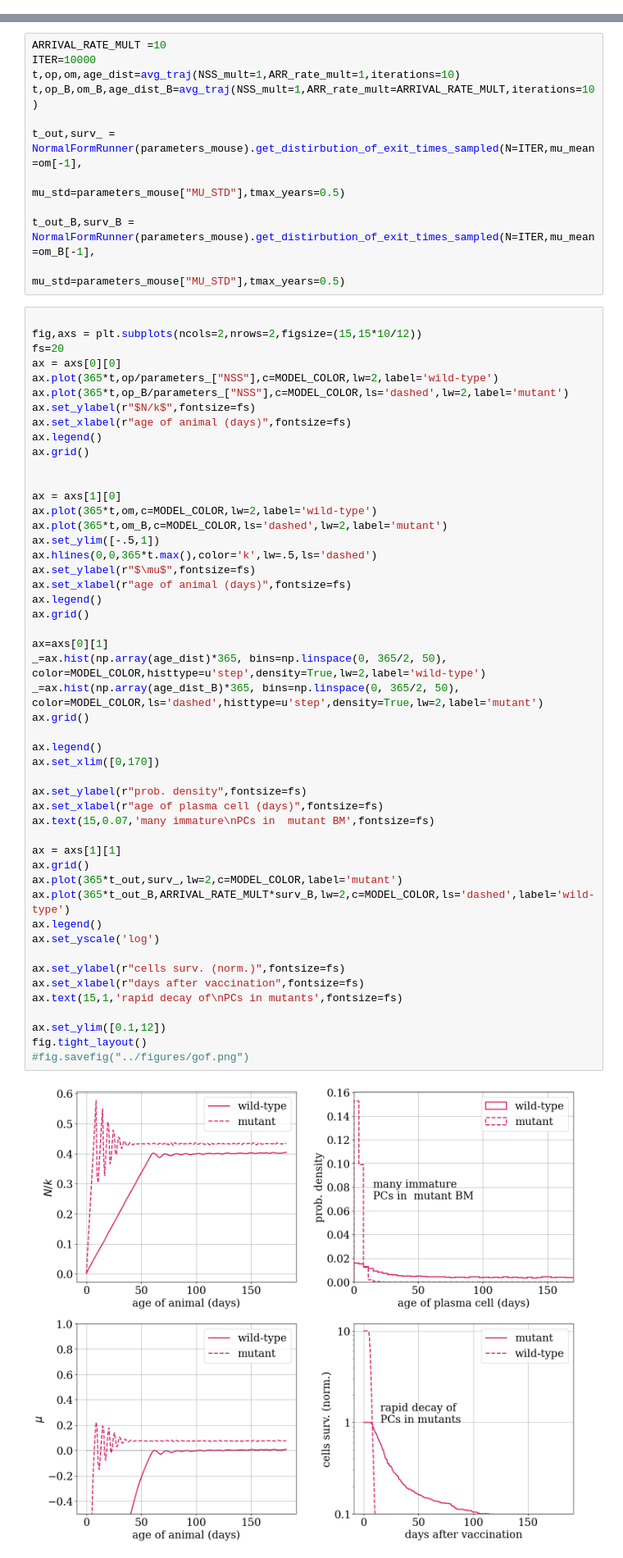
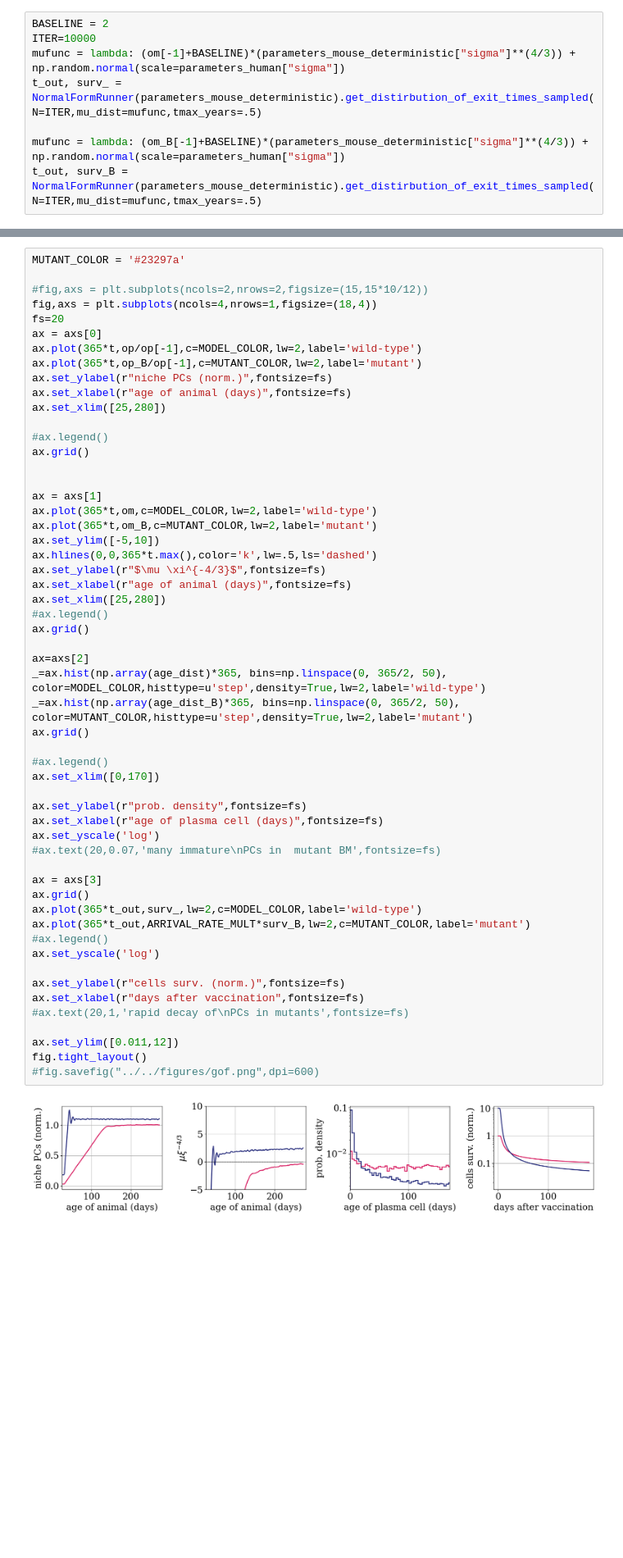
Before and after one commit to karin-lab/pc_memory, a Jupyter notebook: production/production.ipynb, the cells around one changed output, grey strips where cells are left out. Shown at 82% size. Saved outputs shown, nothing was run; the diff lists cells and outputs as text; blank space fills up the shorter version.

```diff
--- a/production/production.ipynb
+++ b/production/production.ipynb
@@ -749,0 +1100,8 @@ fig.tight_layout(pad=2.0)
+# %%
+BASELINE = 2
+ITER=10000
+mufunc = lambda: (om[-1]+BASELINE)*(parameters_mouse_deterministic["sigma"]**(4/3)) + np.random.normal(scale=parameters_human["sigma"])
+t_out, surv_ = NormalFormRunner(parameters_mouse_deterministic).get_distirbution_of_exit_times_sampled(N=ITER,mu_dist=mufunc,tmax_years=.5)
+
+mufunc = lambda: (om_B[-1]+BASELINE)*(parameters_mouse_deterministic["sigma"]**(4/3)) + np.random.normal(scale=parameters_human["sigma"])
+t_out, surv_B = NormalFormRunner(parameters_mouse_deterministic).get_distirbution_of_exit_times_sampled(N=ITER,mu_dist=mufunc,tmax_years=.5)
@@ -750,64 +1212,59 @@ fig.tight_layout(pad=2.0)
 # %% [markdown]
 # Figure 4
-# %%
-ARRIVAL_RATE_MULT =10
-ITER=10000
-t,op,om,age_dist=avg_traj(NSS_mult=1,ARR_rate_mult=1,iterations=10)
-t,op_B,om_B,age_dist_B=avg_traj(NSS_mult=1,ARR_rate_mult=ARRIVAL_RATE_MULT,iterations=10)
-
-t_out,surv_ = NormalFormRunner(parameters_mouse).get_distirbution_of_exit_times_sampled(N=ITER,mu_mean=om[-1],
-                                                                                        mu_std=parameters_mouse["MU_STD"],tmax_years=0.5)
-
-t_out_B,surv_B = NormalFormRunner(parameters_mouse).get_distirbution_of_exit_times_sampled(N=ITER,mu_mean=om_B[-1],
-                                                                                           mu_std=parameters_mouse["MU_STD"],tmax_years=0.5)
 # %%
+MUTANT_COLOR = '#23297a'
 
-fig,axs = plt.subplots(ncols=2,nrows=2,figsize=(15,15*10/12))
+#fig,axs = plt.subplots(ncols=2,nrows=2,figsize=(15,15*10/12))
+fig,axs = plt.subplots(ncols=4,nrows=1,figsize=(18,4))
 fs=20
-ax = axs[0][0]
-ax.plot(365*t,op/parameters_["NSS"],c=MODEL_COLOR,lw=2,label='wild-type')
-ax.plot(365*t,op_B/parameters_["NSS"],c=MODEL_COLOR,ls='dashed',lw=2,label='mutant')
-ax.set_ylabel(r"$N/k$",fontsize=fs)
+ax = axs[0]
+ax.plot(365*t,op/op[-1],c=MODEL_COLOR,lw=2,label='wild-type')
+ax.plot(365*t,op_B/op[-1],c=MUTANT_COLOR,lw=2,label='mutant')
+ax.set_ylabel(r"niche PCs (norm.)",fontsize=fs)
 ax.set_xlabel(r"age of animal (days)",fontsize=fs)
-ax.legend()
+ax.set_xlim([25,280])
+
+#ax.legend()
 ax.grid()
 
 
-ax = axs[1][0]
+ax = axs[1]
 ax.plot(365*t,om,c=MODEL_COLOR,lw=2,label='wild-type')
-ax.plot(365*t,om_B,c=MODEL_COLOR,ls='dashed',lw=2,label='mutant')
-ax.set_ylim([-.5,1])
+ax.plot(365*t,om_B,c=MUTANT_COLOR,lw=2,label='mutant')
+ax.set_ylim([-5,10])
 ax.hlines(0,0,365*t.max(),color='k',lw=.5,ls='dashed')
-ax.set_ylabel(r"$\mu$",fontsize=fs)
+ax.set_ylabel(r"$\mu \xi^{-4/3}$",fontsize=fs)
 ax.set_xlabel(r"age of animal (days)",fontsize=fs)
-ax.legend()
+ax.set_xlim([25,280])
+#ax.legend()
 ax.grid()
 
-ax=axs[0][1]
+ax=axs[2]
 _=ax.hist(np.array(age_dist)*365, bins=np.linspace(0, 365/2, 50), color=MODEL_COLOR,histtype=u'step',density=True,lw=2,label='wild-type')
-_=ax.hist(np.array(age_dist_B)*365, bins=np.linspace(0, 365/2, 50), color=MODEL_COLOR,ls='dashed',histtype=u'step',density=True,lw=2,label='mutant')
+_=ax.hist(np.array(age_dist_B)*365, bins=np.linspace(0, 365/2, 50), color=MUTANT_COLOR,histtype=u'step',density=True,lw=2,label='mutant')
 ax.grid()
 
-ax.legend()
+#ax.legend()
 ax.set_xlim([0,170])
 
 ax.set_ylabel(r"prob. density",fontsize=fs)
 ax.set_xlabel(r"age of plasma cell (days)",fontsize=fs)
-ax.text(15,0.07,'many immature\nPCs in  mutant BM',fontsize=fs)
+ax.set_yscale('log')
+#ax.text(20,0.07,'many immature\nPCs in  mutant BM',fontsize=fs)
 
-ax = axs[1][1]
+ax = axs[3]
 ax.grid()
-ax.plot(365*t_out,surv_,lw=2,c=MODEL_COLOR,label='mutant')
-ax.plot(365*t_out_B,ARRIVAL_RATE_MULT*surv_B,lw=2,c=MODEL_COLOR,ls='dashed',label='wild-type')
-ax.legend()
+ax.plot(365*t_out,surv_,lw=2,c=MODEL_COLOR,label='wild-type')
+ax.plot(365*t_out,ARRIVAL_RATE_MULT*surv_B,lw=2,c=MUTANT_COLOR,label='mutant')
+#ax.legend()
 ax.set_yscale('log')
 
 ax.set_ylabel(r"cells surv. (norm.)",fontsize=fs)
 ax.set_xlabel(r"days after vaccination",fontsize=fs)
-ax.text(15,1,'rapid decay of\nPCs in mutants',fontsize=fs)
+#ax.text(20,1,'rapid decay of\nPCs in mutants',fontsize=fs)
 
-ax.set_ylim([0.1,12])
+ax.set_ylim([0.011,12])
 fig.tight_layout()
-#fig.savefig("../figures/gof.png")
+#fig.savefig("../../figures/gof.png",dpi=600)
 # %% [output]
-[figure, old version]
+[figure, new version]
```
Also changed, not shown: parts of 28 cells of this notebook.
